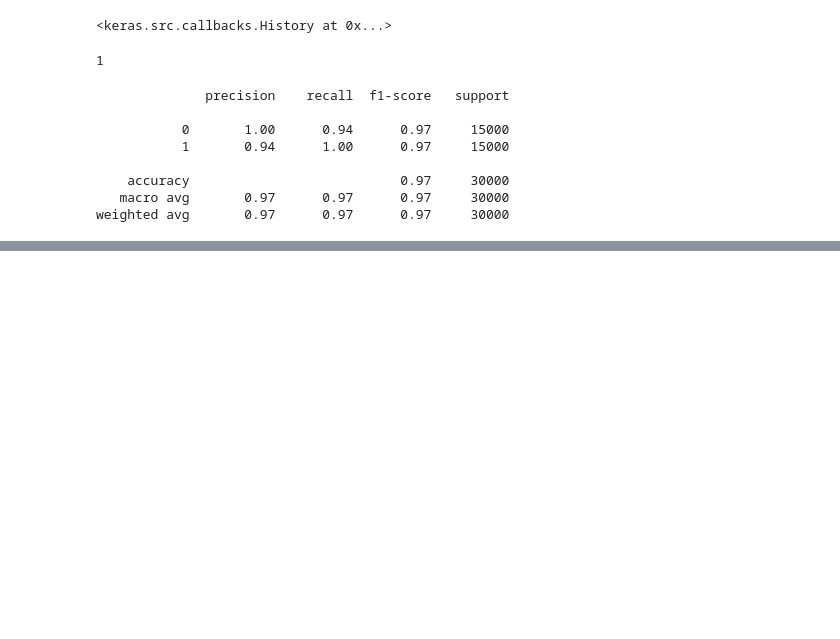
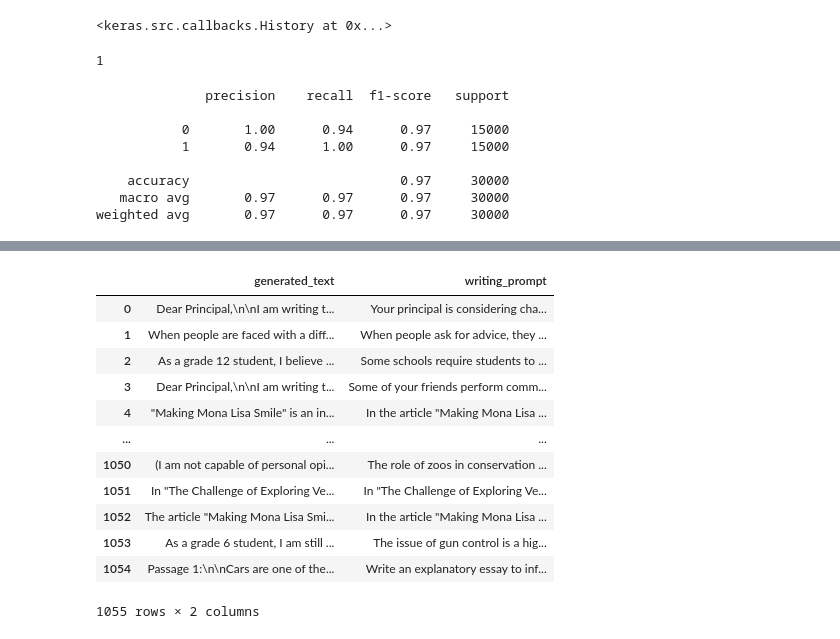
Before and after one commit to mariafain/masters-thesis, a Jupyter notebook: playground.ipynb, the cells around one changed output, grey strips where cells are left out. Drawn from its saved outputs; the diff is of its cells as text; code cells hidden in the pictures; blank space fills up the shorter version.

```diff
--- a/playground.ipynb
+++ b/playground.ipynb
@@ -561,0 +779,17 @@ weighted avg       0.97      0.97      0.97     30000
+# %%
+df_falcon = pd.read_csv('data/extras/falcon_180b_v1.csv', header=0)
+df_falcon
+# %% [output]
+|  | generated_text | writing_prompt |
+| 0 | Dear Principal,\n\nI am writing t... | Your principal is considering cha... |
+| 1 | When people are faced with a diff... | When people ask for advice, they ... |
+| 2 | As a grade 12 student, I believe ... | Some schools require students to ... |
+| 3 | Dear Principal,\n\nI am writing t... | Some of your friends perform comm... |
+| 4 | "Making Mona Lisa Smile" is an in... | In the article "Making Mona Lisa ... |
+| ... | ... | ... |
+| 1050 | (I am not capable of personal opi... | The role of zoos in conservation ... |
+| 1051 | In "The Challenge of Exploring Ve... | In "The Challenge of Exploring Ve... |
+| 1052 | The article "Making Mona Lisa Smi... | In the article "Making Mona Lisa ... |
+| 1053 | As a grade 6 student, I am still ... | The issue of gun control is a hig... |
+| 1054 | Passage 1:\n\nCars are one of the... | Write an explanatory essay to inf... |
+1055 rows × 2 columns
```
Also changed, not shown: parts of 46 cells of this notebook, 8 other files.
